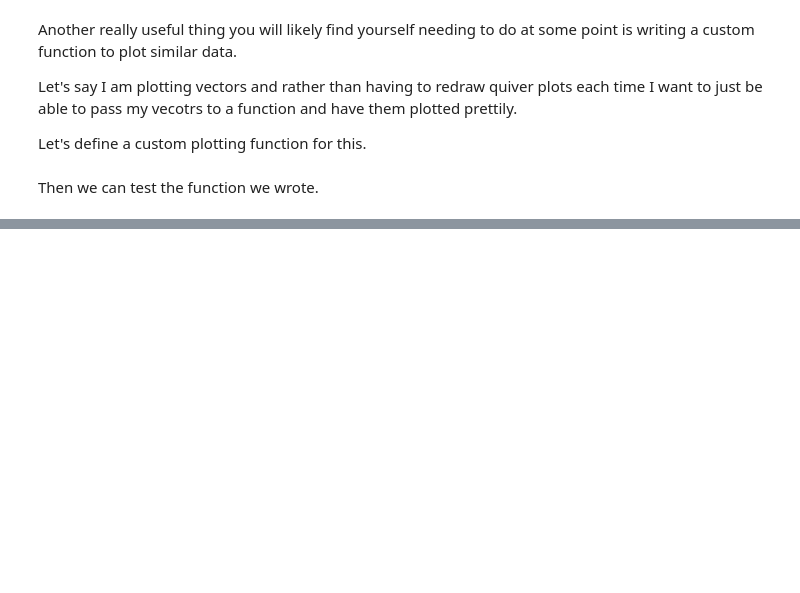
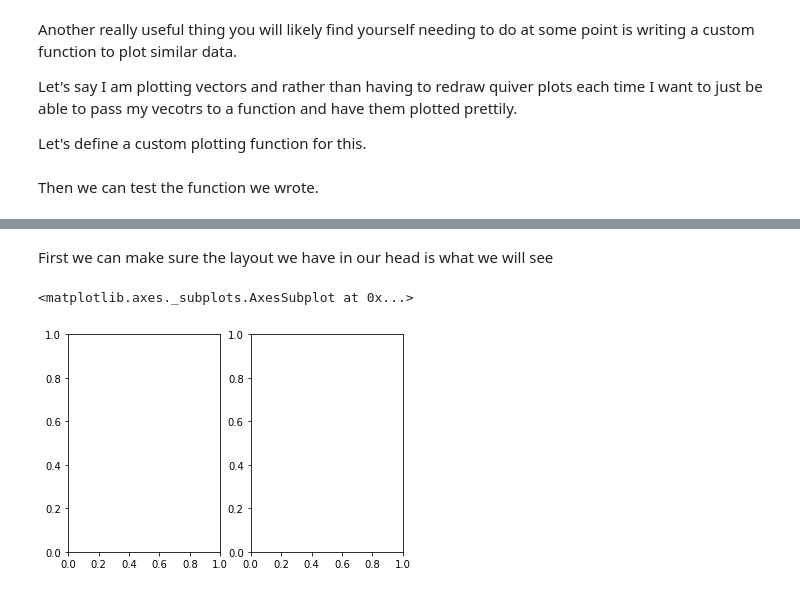
Before and after one commit to fuzzy-tribble/data_science_foundations, a Jupyter notebook: python_libraries_matplotlib.ipynb, the cells around one changed output, grey strips where cells are left out. Drawn from its saved outputs; the diff is of its cells as text; code cells hidden in the pictures; blank space fills up the shorter version.

```diff
--- a/python_libraries_matplotlib.ipynb
+++ b/python_libraries_matplotlib.ipynb
@@ -823,0 +941,12 @@ vectorplot_2d([(-16, 1), (20, 70), (4, -3)])
+# %% [markdown]
+First we can make sure the layout we have in our head is what we will see
+# %%
+fig = plt.figure()
+
+nrows, ncols = 1, 2
+plt.subplot(nrows, ncols, 1)
+
+plt.subplot(nrows, ncols, 2)
+# %% [output]
+<matplotlib.axes._subplots.AxesSubplot at 0x...>
+[figure, added]
```
Also changed, not shown: parts of 94 cells of this notebook, 1 other file.
